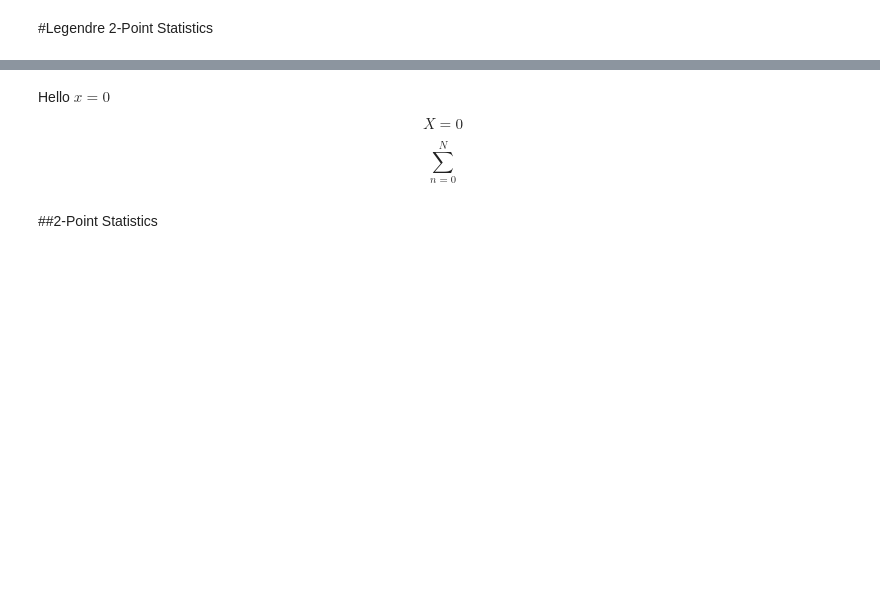
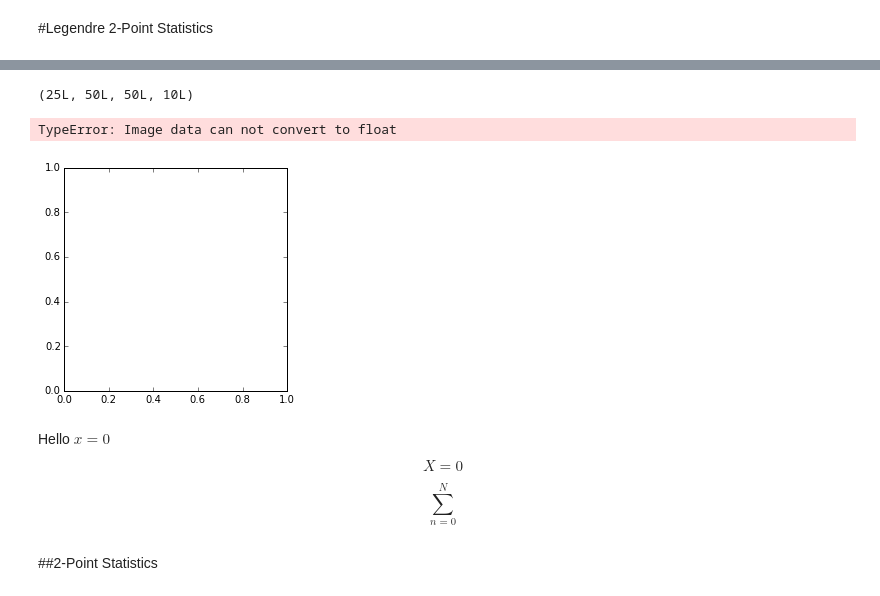
Before and after one commit to davidbrough1/2_point_statistics_Legendre, a Jupyter notebook: Legendre 2-point.ipynb, the cells around one changed output, grey strips where cells are left out. Drawn from its saved outputs; the diff is of its cells as text; code cells hidden in the pictures; blank space fills up the shorter version.

```diff
--- a/Legendre 2-point.ipynb
+++ b/Legendre 2-point.ipynb
@@ -106,0 +180,20 @@ from pymks import MKSKernelPCAModel
+# %%
+X_t_end = np.real_if_close(np.fft.ifftn(FX_t_end, axes=(1, 2)))
+print X_t_end.shape
+'''
+for ii in range(X_t_end.shape[-1]):
+    plt.figure()
+    plt.imshow(X_t_end[0,..., ii])
+    plt.colorbar()
+'''
+X_t_start = np.real_if_close(np.fft.ifftn(FX_t_start, axes=(1, 2)))
+# %% [output]
+(25L, 50L, 50L, 10L)
+# %%
+for ii in range(X_t_end.shape[-1]):
+    plt.figure()
+    plt.imshow(X_t_start[0,..., ii])
+    plt.colorbar()
+# %% [output]
+TypeError: Image data can not convert to float
+[figure, added]
```
Also changed, not shown: parts of 25 cells of this notebook.
